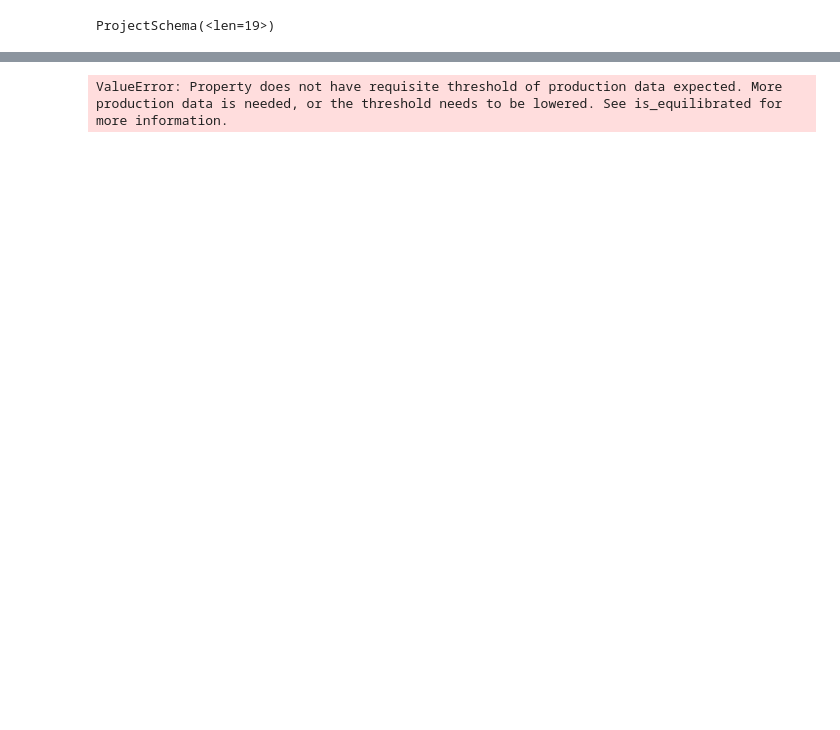
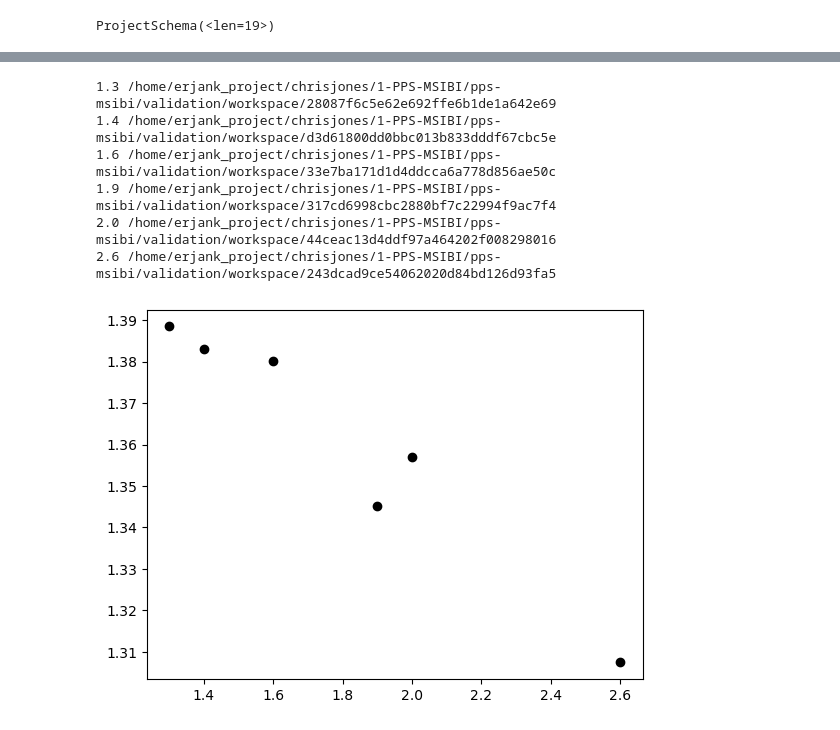
Before and after one commit to chrisjonesBSU/pps-msibi, a Jupyter notebook: notebooks/sampling-tg.ipynb, the cells around one changed output, grey strips where cells are left out. Cells and saved outputs as stored; diff of their text form; code cells hidden in the pictures; blank space fills up the shorter version.

```diff
--- a/notebooks/sampling-tg.ipynb
+++ b/notebooks/sampling-tg.ipynb
@@ -67,33 +84,41 @@ True True
 # %%
 for job in project.find_jobs(filter=job_filter):
-    data = np.genfromtxt(job.fn("log.txt"), names=True)
-    vol = data["mdcomputeThermodynamicQuantitiesvolume"]
-    sample_idx = len(vol)//2
-    uncorr_sample, uncorr_indices, prod_start, Neff = equil_sample(
-        vol[sample_idx:], threshold_fraction=0.10, threshold_neff=100
-    )
-    vol_nm = uncorr_sample * (job.doc.ref_length**3) * Unit(f"{job.doc.ref_length_units}**3")
-    vol_cm = vol_nm.to("cm**3")
-    job.doc.avg_vol = np.mean(vol_cm.value)
-    job.doc.vol_std = np.std(vol_cm.value)
-    #np.savetxt(job.fn("vol_sample_indices.txt"), uncorr_indices + sample_idx)
-    np.savetxt(job.fn("vol_cc.txt"), vol_cm.value)
-    with gsd.hoomd.open(job.fn("restart.gsd")) as traj:
-        snap = traj[0]
-        reduced_mass = sum(snap.particles.mass)
-        mass_amu = reduced_mass * job.doc.ref_mass * Unit(job.doc.ref_mass_units)
-        mass_g = mass_amu.to("g")
-        job.doc.mass_g = mass_g.value
-    job.doc.avg_density = job.doc.mass_g / job.doc.avg_vol
-    job.doc.density_std = job.doc.mass_g / job.doc.vol_std
-    job.doc.volume_sampled = True
+    if job.doc.equilibrated:
+        data = np.genfromtxt(job.fn("log2.txt"), names=True)
+        vol = data["mdcomputeThermodynamicQuantitiesvolume"]
+        #sample_idx = len(vol)//2
+        sample_idx = 0
+        uncorr_sample, uncorr_indices, prod_start, Neff = equil_sample(
+            vol[sample_idx:], threshold_fraction=0.20, threshold_neff=100
+        )
+        vol_nm = uncorr_sample * (job.doc.ref_length**3) * Unit(f"{job.doc.ref_length_units}**3")
+        vol_cm = vol_nm.to("cm**3")
+        job.doc.avg_vol = np.mean(vol_cm.value)
+        job.doc.vol_std = np.std(vol_cm.value)
+        #np.savetxt(job.fn("vol_sample_indices.txt"), uncorr_indices + sample_idx)
+        np.savetxt(job.fn("vol_cc.txt"), vol_cm.value)
+        with gsd.hoomd.open(job.fn("restart.gsd")) as traj:
+            snap = traj[0]
+            reduced_mass = sum(snap.particles.mass)
+            mass_amu = reduced_mass * job.doc.ref_mass * Unit(job.doc.ref_mass_units)
+            mass_g = mass_amu.to("g")
+            job.doc.mass_g = mass_g.value
+        job.doc.avg_density = job.doc.mass_g / job.doc.avg_vol
+        job.doc.density_std = job.doc.mass_g / job.doc.vol_std
+        job.doc.volume_sampled = True
-# %% [output]
-ValueError: Property does not have requisite threshold of production data expected. More production data is needed, or the threshold needs to be lowered. See is_equilibrated for more information.
 # %%
 for kT, job in project.find_jobs(filter=job_filter).groupby("kT"):
-    if kT < 1.1 or kT> 2.0: continue
     job = list(job)[0]
-    print(kT, job.path)
-    #print(kT, job.path)
-    plt.plot(kT, job.doc.avg_density, "ko")
-    #plt.vlines(x=1.67, ymin=0.68, ymax=0.72, ls="--", color="red")
+    if job.doc.equilibrated:
+        print(kT, job.path)
+        #print(kT, job.path)
+        plt.plot(kT, job.doc.avg_density, "ko")
+        #plt.vlines(x=1.67, ymin=0.68, ymax=0.72, ls="--", color="red")
+# %% [output]
+1.3 /home/erjank_project/chrisjones/1-PPS-MSIBI/pps-msibi/validation/workspace/28087f6c5e62e692ffe6b1de1a642e69
+1.4 /home/erjank_project/chrisjones/1-PPS-MSIBI/pps-msibi/validation/workspace/d3d61800dd0bbc013b833dddf67cbc5e
+1.6 /home/erjank_project/chrisjones/1-PPS-MSIBI/pps-msibi/validation/workspace/33e7ba171d1d4ddcca6a778d856ae50c
+1.9 /home/erjank_project/chrisjones/1-PPS-MSIBI/pps-msibi/validation/workspace/317cd6998cbc2880bf7c22994f9ac7f4
+2.0 /home/erjank_project/chrisjones/1-PPS-MSIBI/pps-msibi/validation/workspace/44ceac13d4ddf97a464202f008298016
+2.6 /home/erjank_project/chrisjones/1-PPS-MSIBI/pps-msibi/validation/workspace/243dcad9ce54062020d84bd126d93fa5
+[figure, added]
```
Also changed, not shown: parts of 4 cells of this notebook, 1 other file.
